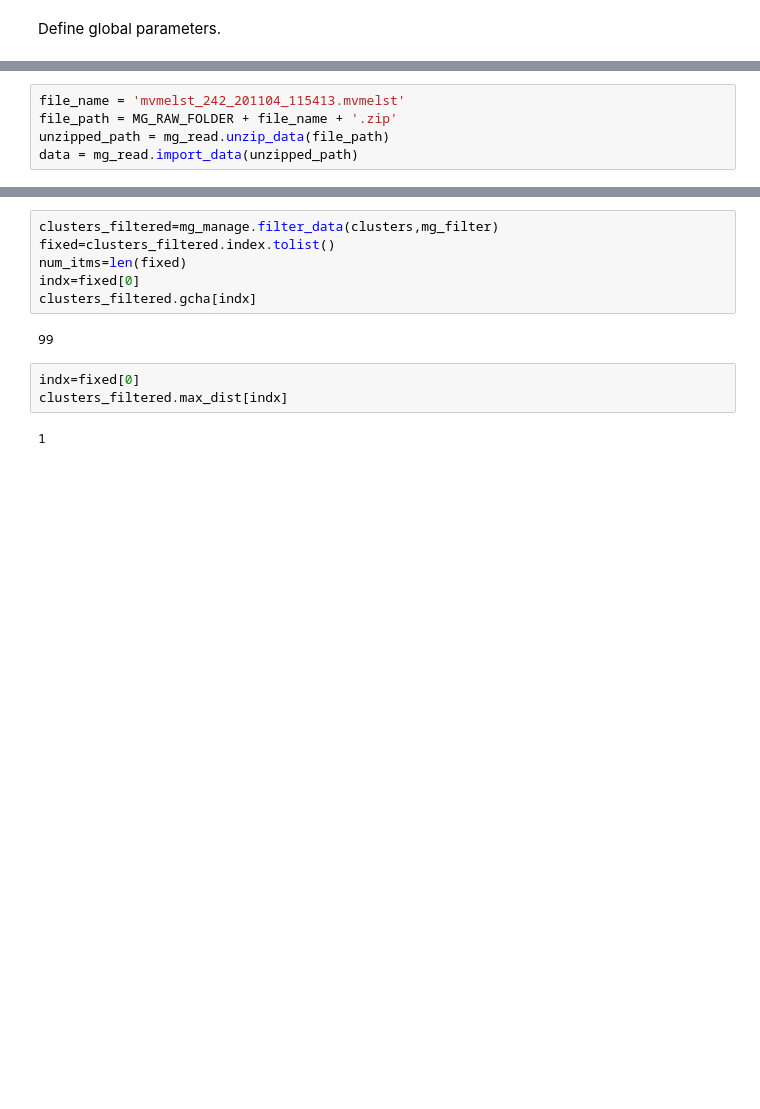
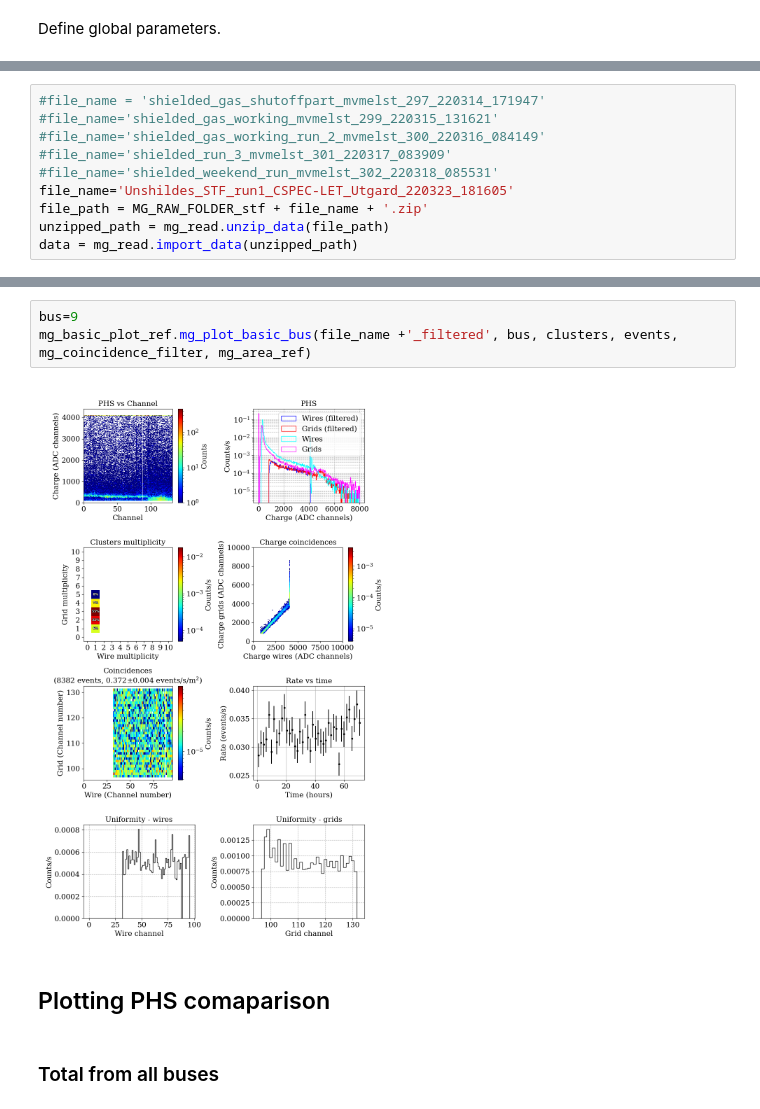
Before and after one commit to ess-dg/mg-let-2022-vmm-analysis, a Jupyter notebook: notebooks/preparations_mg_ref.ipynb, the cells around one changed output, grey strips where cells are left out. Saved outputs shown, nothing was run; the diff lists cells and outputs as text; blank space fills up the shorter version.

```diff
--- a/notebooks/preparations_mg_ref.ipynb
+++ b/notebooks/preparations_mg_ref.ipynb
@@ -119,6 +221,11 @@ IndexError: index -1 is out of bounds for axis 0 with size 0
 # %%
-file_name = 'mvmelst_242_201104_115413.mvmelst'
-file_path = MG_RAW_FOLDER + file_name + '.zip'
+#file_name = 'shielded_gas_shutoffpart_mvmelst_297_220314_171947'
+#file_name='shielded_gas_working_mvmelst_299_220315_131621'
+#file_name='shielded_gas_working_run_2_mvmelst_300_220316_084149'
+#file_name='shielded_run_3_mvmelst_301_220317_083909'
+#file_name='shielded_weekend_run_mvmelst_302_220318_085531'
+file_name='Unshildes_STF_run1_CSPEC-LET_Utgard_220323_181605'
+file_path = MG_RAW_FOLDER_stf + file_name + '.zip'
 unzipped_path = mg_read.unzip_data(file_path)
 data = mg_read.import_data(unzipped_path)
 # %%
@@ -133,13 +238,9 @@ NameError: name 'buss' is not defined
-# %%
-clusters_filtered=mg_manage.filter_data(clusters,mg_filter)
-fixed=clusters_filtered.index.tolist()
-num_itms=len(fixed)
-indx=fixed[0]
-clusters_filtered.gcha[indx]
-# %% [output]
-99
-# %%
-indx=fixed[0]
-clusters_filtered.max_dist[indx]
-# %% [output]
-1
+# %%
+bus=9
+mg_basic_plot_ref.mg_plot_basic_bus(file_name +'_filtered', bus, clusters, events, mg_coincidence_filter, mg_area_ref)
+# %% [output]
+[figure, added]
+# %% [markdown]
+## Plotting PHS comaparison
+# %% [markdown]
+### Total from all buses
```
Also changed, not shown: parts of 22 cells of this notebook.
